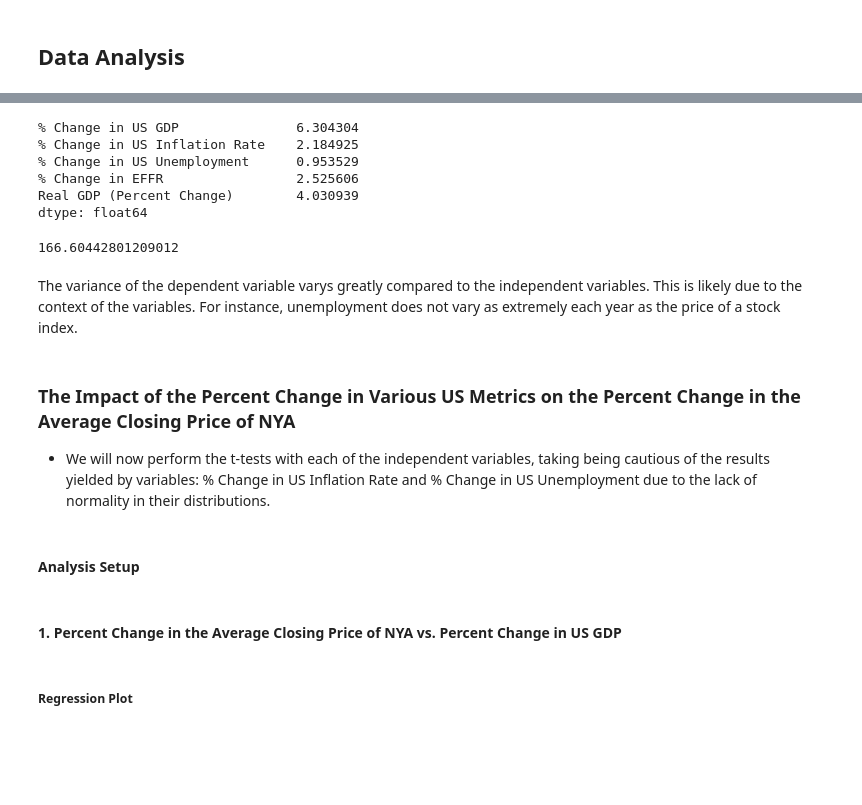
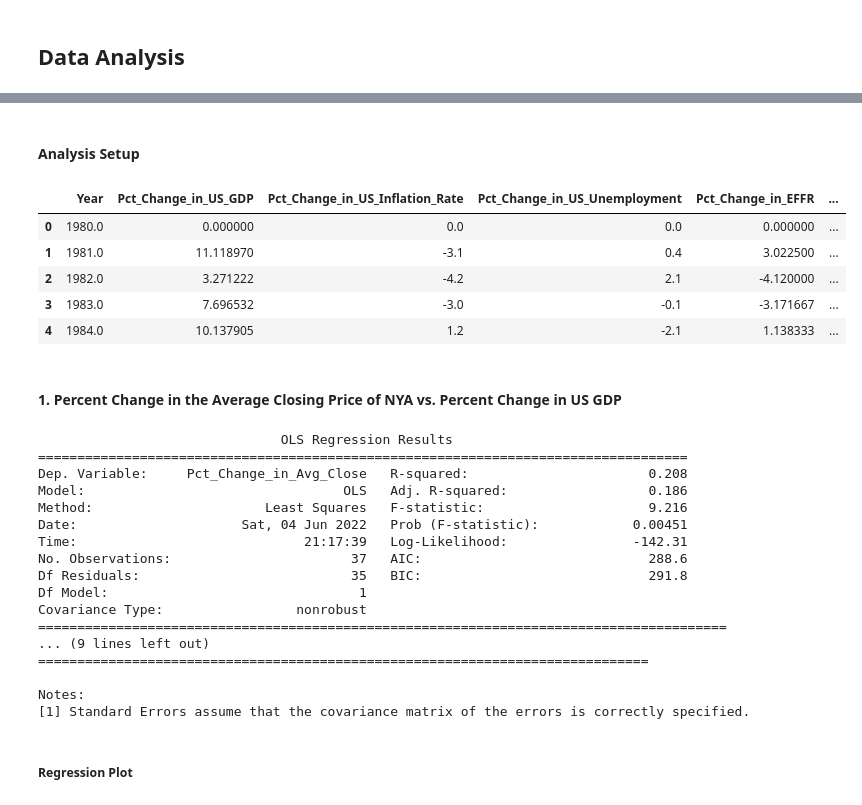
Before and after one commit to jal004/COGS108_SP22_Group009_Project, a Jupyter notebook: FinalProjectGroup009Sp22.ipynb, the cells around one changed output, grey strips where cells are left out. Saved outputs shown, nothing was run; the diff lists cells and outputs as text; code cells hidden in the pictures; blank space fills up the shorter version.

Commit message:
added regression tests

```diff
--- a/FinalProjectGroup009Sp22.ipynb
+++ b/FinalProjectGroup009Sp22.ipynb
@@ -983,29 +953,50 @@ The distribution of % change in the average closing price of stock index NYA is
-# %%
-# Independent variables
-us_data_merge_vars = us_data_merge[['% Change in US GDP', '% Change in US Inflation Rate', '% Change in US Unemployment', '% Change in EFFR', 'Real GDP (Percent Change)']]
-us_data_merge_vars.var()
-# %% [output]
-% Change in US GDP               6.304304
-% Change in US Inflation Rate    2.184925
-% Change in US Unemployment      0.953529
-% Change in EFFR                 2.525606
-Real GDP (Percent Change)        4.030939
-dtype: float64
-# %%
-# Dependent variables
-stock_merge_vars = stock_merge['% Change in Avg Close']
-stock_merge_vars.var()
-# %% [output]
-166.60442801209012
-# %% [markdown]
-The variance of the dependent variable varys greatly compared to the independent variables. This is likely due to the context of the variables. For instance, unemployment does not vary as extremely each year as the price of a stock index.
-# %% [markdown]
-### The Impact of the Percent Change in Various US Metrics on the Percent Change in the Average Closing Price of NYA
-- We will now perform the t-tests with each of the independent variables, taking being cautious of the results yielded by variables: % Change in US Inflation Rate and % Change in US Unemployment due to the lack of normality in their distributions.
 # %% [markdown]
 #### Analysis Setup
+# %%
+# Merging the relevant columns of the NYA and US Data datasets for OLS regression:
+df_ols = us_data_merge[['Year', '% Change in US GDP', '% Change in US Inflation Rate', '% Change in US Unemployment', '% Change in EFFR', 'Real GDP (Percent Change)']]
+stock_sub = stock_merge[['Year', '% Change in Avg Close']]
+df_ols = df_ols.merge(stock_sub, on='Year')
+
+# Renaming because dmatrices only works without white space nor symbols
+df_ols = df_ols.rename(columns={'% Change in US GDP': 'Pct_Change_in_US_GDP', '% Change in US Inflation Rate': 'Pct_Change_in_US_Inflation_Rate',
+'% Change in US Unemployment': 'Pct_Change_in_US_Unemployment', '% Change in EFFR': 'Pct_Change_in_EFFR', '% Change in Avg Close': 'Pct_Change_in_Avg_Close',
+'Real GDP (Percent Change)': 'Pct_Change_in_Real_GDP'})
+
+df_ols.head()
+# %% [output]
+|  | Year | Pct_Change_in_US_GDP | Pct_Change_in_US_Inflation_Rate | Pct_Change_in_US_Unemployment | Pct_Change_in_EFFR | ... |
+| 0 | 1980.0 | 0.000000 | 0.0 | 0.0 | 0.000000 | ... |
+| 1 | 1981.0 | 11.118970 | -3.1 | 0.4 | 3.022500 | ... |
+| 2 | 1982.0 | 3.271222 | -4.2 | 2.1 | -4.120000 | ... |
+| 3 | 1983.0 | 7.696532 | -3.0 | -0.1 | -3.171667 | ... |
+| 4 | 1984.0 | 10.137905 | 1.2 | -2.1 | 1.138333 | ... |
 # %% [markdown]
 #### 1. Percent Change in the Average Closing Price of NYA vs. Percent Change in US GDP
+# %%
+outcome, predictors = patsy.dmatrices('Pct_Change_in_Avg_Close ~ Pct_Change_in_US_GDP', df_ols)
+model = sm.OLS(outcome, predictors)
+res_1 = model.fit()
+
+print(res_1.summary())
+# %% [output]
+                               OLS Regression Results
+===================================================================================
+Dep. Variable:     Pct_Change_in_Avg_Close   R-squared:                       0.208
+Model:                                 OLS   Adj. R-squared:                  0.186
+Method:                      Least Squares   F-statistic:                     9.216
+Date:                     Sat, 04 Jun 2022   Prob (F-statistic):            0.00451
+Time:                             21:17:39   Log-Likelihood:                -142.31
+No. Observations:                       37   AIC:                             288.6
+Df Residuals:                           35   BIC:                             291.8
+Df Model:                                1
+Covariance Type:                 nonrobust
+========================================================================================
+... (9 lines left out)
+==============================================================================
+
+Notes:
+[1] Standard Errors assume that the covariance matrix of the errors is correctly specified.
 # %% [markdown]
 ##### Regression Plot
 # %%
```
Also changed, not shown: parts of 42 cells of this notebook.
